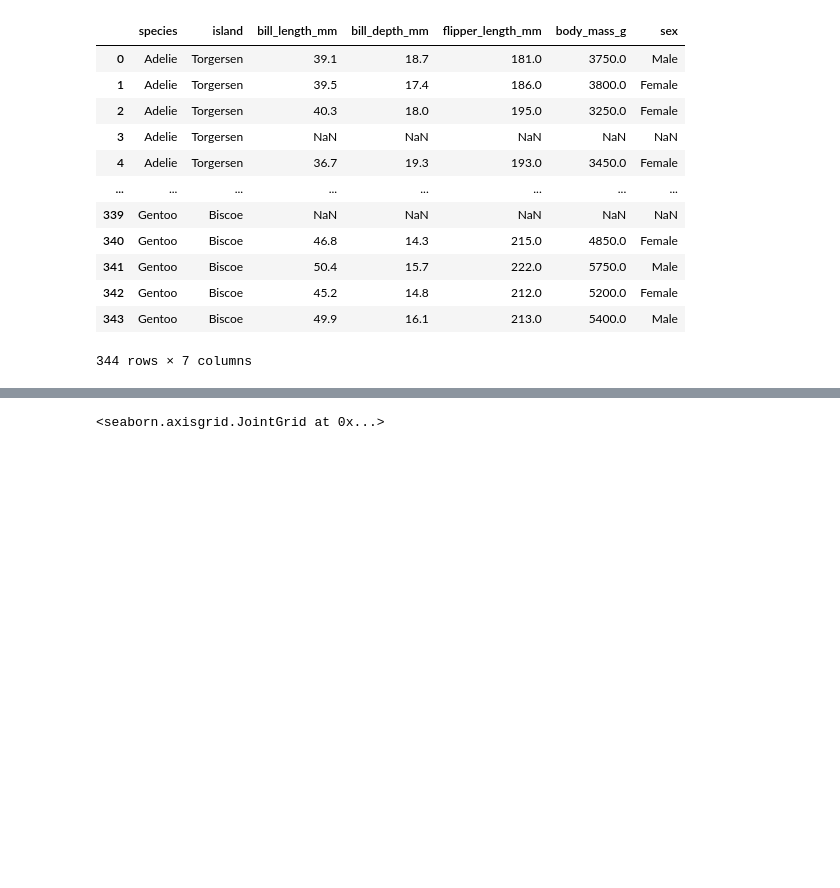
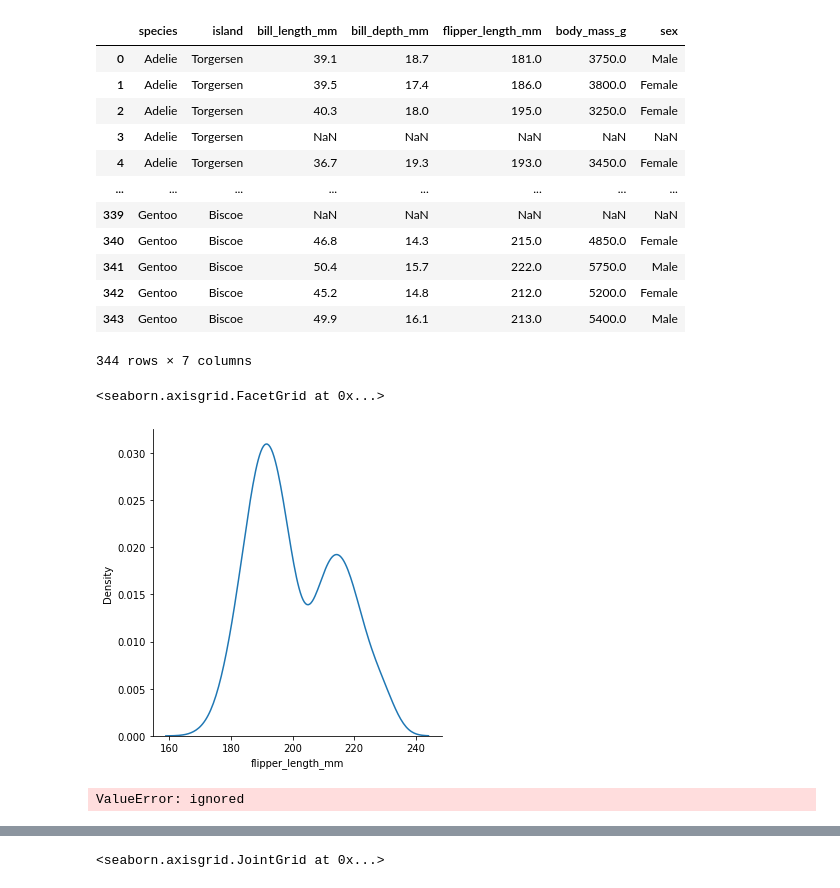
Before and after one commit to wingated/cs180_labs, a Jupyter notebook: penguins_multivariate_viz.ipynb, the cells around one changed output, grey strips where cells are left out. Cells and saved outputs as stored; diff of their text form; code cells hidden in the pictures; blank space fills up the shorter version.

```diff
--- a/penguins_multivariate_viz.ipynb
+++ b/penguins_multivariate_viz.ipynb
@@ -19,3 +19,12 @@ penguins
 | 342 | Gentoo | Biscoe | 45.2 | 14.8 | 212.0 | 5200.0 | Female |
 | 343 | Gentoo | Biscoe | 49.9 | 16.1 | 213.0 | 5400.0 | Male |
 344 rows × 7 columns
+# %%
+sns.displot(penguins, x="flipper_length_mm", kind="kde")
+# %% [output]
+<seaborn.axisgrid.FacetGrid at 0x...>
+[figure, added]
+# %%
+sns.displot(penguins, x="flipper_length_mm", hue="species", kind="kde")
+# %% [output]
+ValueError: ignored
```
Also changed, not shown: parts of 3 cells of this notebook.
